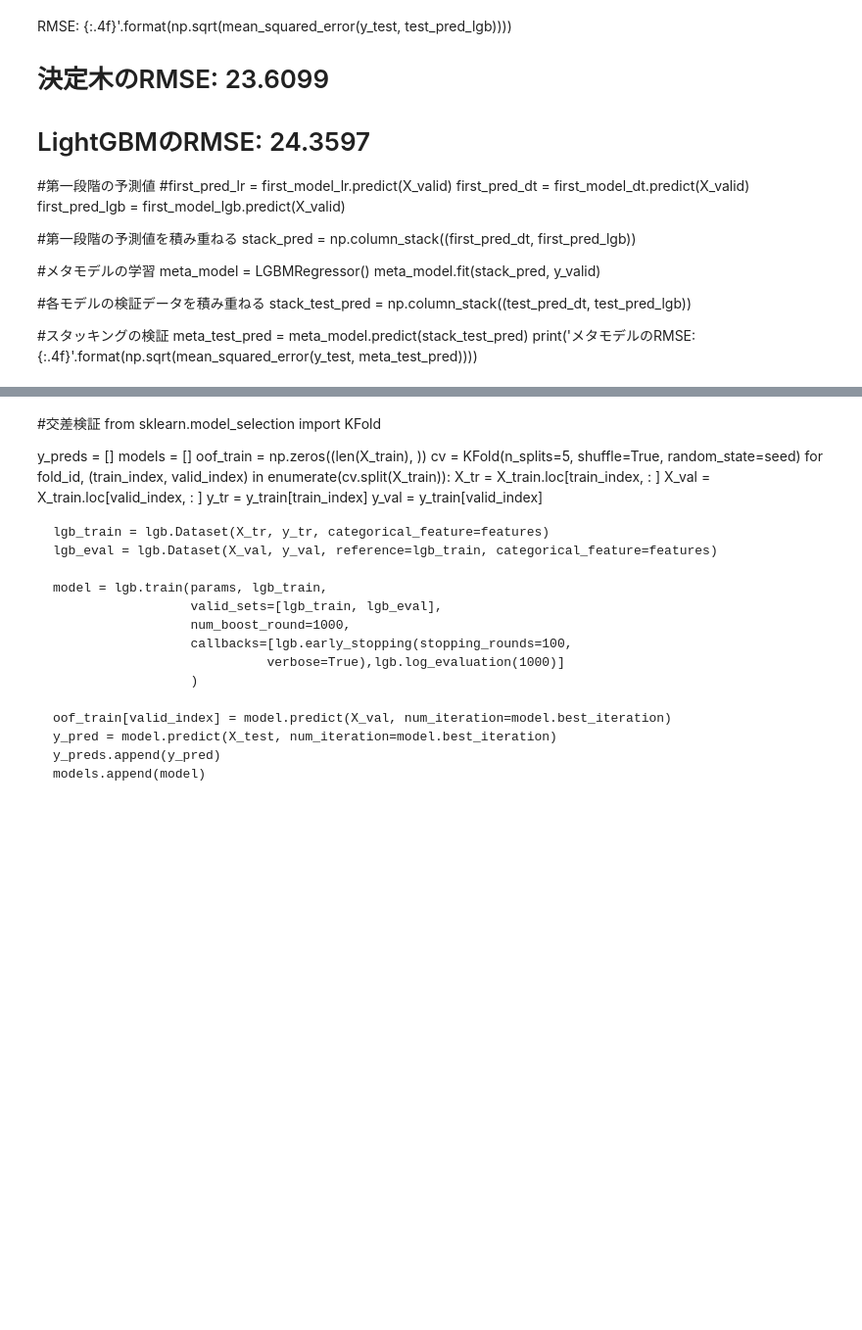
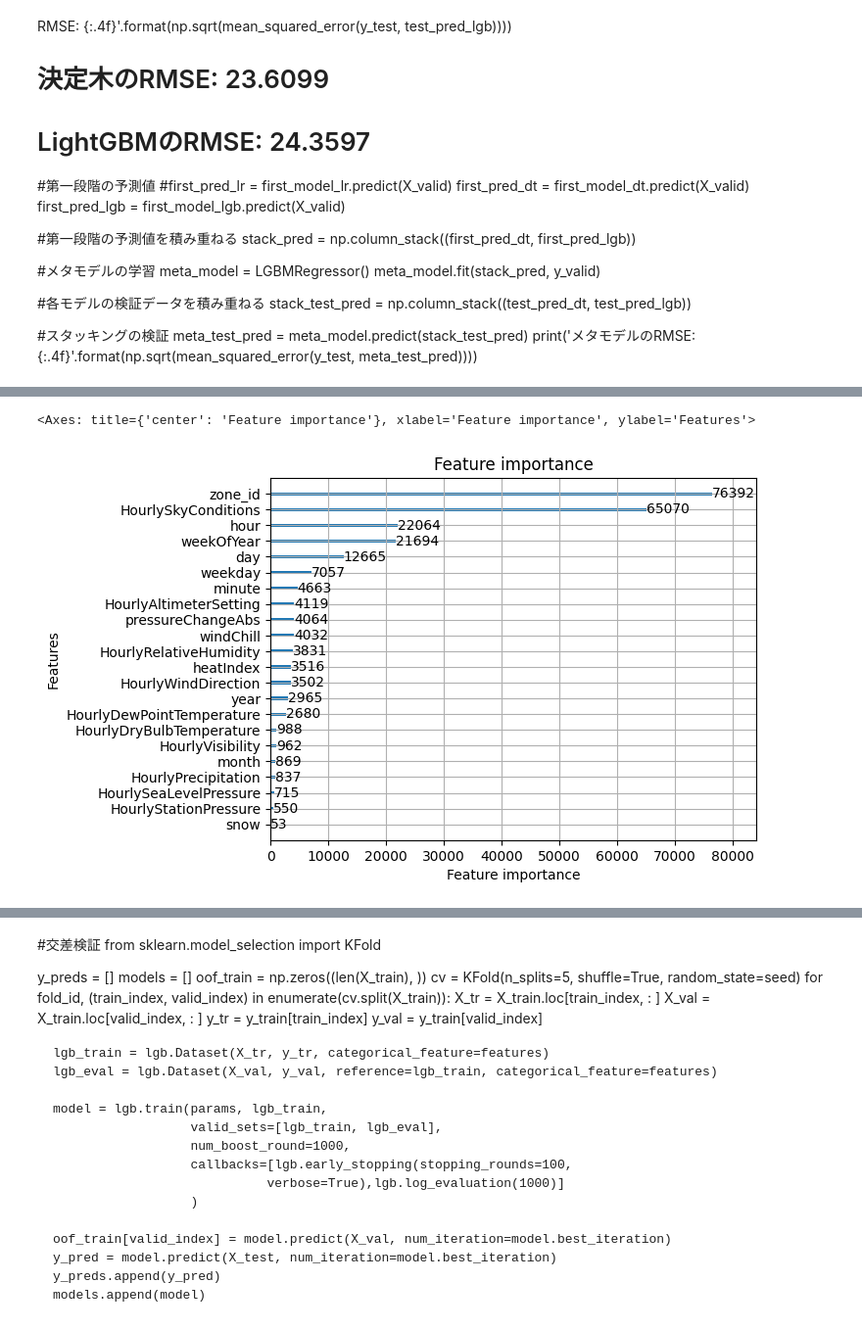
Before and after one commit to MiUPa/probspace_taxi, a Jupyter notebook: main_miura.ipynb, the cells around one changed output, grey strips where cells are left out. Shown at 98% size. Saved outputs shown, nothing was run; the diff lists cells and outputs as text; code cells hidden in the pictures; blank space fills up the shorter version.

Commit message:
SkyConditionをラベルエンコーディングし、特徴量として追加。スコア22.10169

```diff
--- a/main_miura.ipynb
+++ b/main_miura.ipynb
@@ -308,6 +291,11 @@ hourly_prec["HourlyPrecipitation"] = pd.to_numeric(hourly_prec["HourlyPrecipitat
 #気圧変化の絶対値pressureChangeAbsをつくる
 hourly_prec['pressureChangeAbs'] = hourly_prec['HourlyPressureChange'].abs().rolling(rollNumber, center=True).mean()
 
+# HourlySkyConditionsをラベルエンコーディング
+le = LabelEncoder()
+hourly_prec['HourlySkyConditions'] = le.fit_transform(hourly_prec['HourlySkyConditions'])
+hourly_prec['HourlySkyConditions'] = hourly_prec['HourlySkyConditions'].astype('category')
+
 #その他データも数値に変えられそうなものは降水量同様に数値に変換しておく
 change_features = ['HourlyAltimeterSetting', 'HourlyDewPointTemperature',
                    'HourlyDryBulbTemperature',
@@ -507,7 +511,7 @@ train_data_zone
 4034688 rows × 35 columns
 # %%
 # カテゴリ型にしたい説明変数の変換
-categorization = ['year', 'month', 'day', 'hour', 'minute', 'weekday', 'snow', 'zone_id']
+categorization = ['year', 'month', 'day', 'hour', 'minute', 'weekday', 'snow', 'zone_id', 'HourlySkyConditions']
 train_data_zone[categorization] = train_data_zone[categorization].astype('category')
 
 # 全特徴量の型を表示
@@ -577,12 +658,17 @@ study.best_params
 # %%
 #学習に使う特徴量
-features = ['year', 'minute', 'month', 'day', 'hour',  'weekday', 'HourlyPrecipitation', 'snow', 'windChill', 'heatIndex', 'zone_id', 'pressureChangeAbs', 'weekOfYear', 'HourlyWindDirection', 'HourlyDewPointTemperature', 'HourlyRelativeHumidity']
-
-# 'HourlyAltimeterSetting', 'HourlyDewPointTemperature', 'HourlyDryBulbTemperature', 'HourlyPresentWeatherType', 'HourlySeaLevelPressure', 'HourlyStationPressure', 'HourlyVisibility', 'HourlyWindDirection']
+features = ['year', 'minute', 'month', 'day', 'hour',  'weekday',
+            'HourlyPrecipitation', 'snow', 'windChill', 'heatIndex', 'zone_id',
+            'pressureChangeAbs', 'weekOfYear', 'HourlyWindDirection',
+            'HourlyDewPointTemperature', 'HourlyRelativeHumidity',
+            'HourlySkyConditions', 'HourlyAltimeterSetting',
+            'HourlyDryBulbTemperature',
+            'HourlyPresentWeatherType', 'HourlySeaLevelPressure',
+            'HourlyStationPressure', 'HourlyVisibility']
 # %%
 #訓練データと検証データを分割
 X_train, X_val, y_train, y_val = train_test_split(train_data_zone[features],
-                                                  train_data_zone['passengers'],shuffle=True,train_size=0.99,
+                                                  train_data_zone['passengers'],shuffle=True,train_size=0.9999,
                                                   random_state=seed)
 
 # LightGBMデータセット形式に変換
@@ -1011,22 +1144,25 @@ result = model.predict(X_test)
 # %%
 #アンサンブルの結果を格納（単独モデルでは使わない）
 #result = meta_test_pred
 
 #乗車予測0以下を0に
 result[result < 0] = 0
 
 #提出形式に整形
 numberOfRows = len(zone_predictions)
 for zone_id in range(79):
     zone_predictions[zone_id] = result[numberOfRows * zone_id : numberOfRows * (zone_id + 1)]
 
 #提出用CSV出力
-zone_predictions.to_csv('./submission_lgb_cat_decision.csv', index=False)
+zone_predictions.to_csv('./submission_lgb.csv', index=False)
 
 # # # 各地区ごとに予測
 # # for zone_id in range(79):
 # #     model = models[zone_id]
 # #     zone_predictions[zone_id] = model.predict(X_test)
-#lgb.plot_importance(model, max_num_features=100)
+lgb.plot_importance(model, max_num_features=100)
+# %% [output]
+<Axes: title={'center': 'Feature importance'}, xlabel='Feature importance', ylabel='Features'>
+[figure, added]
 # %%
 zone_predictions.head()
```
Also changed, not shown: parts of 10 cells of this notebook.
